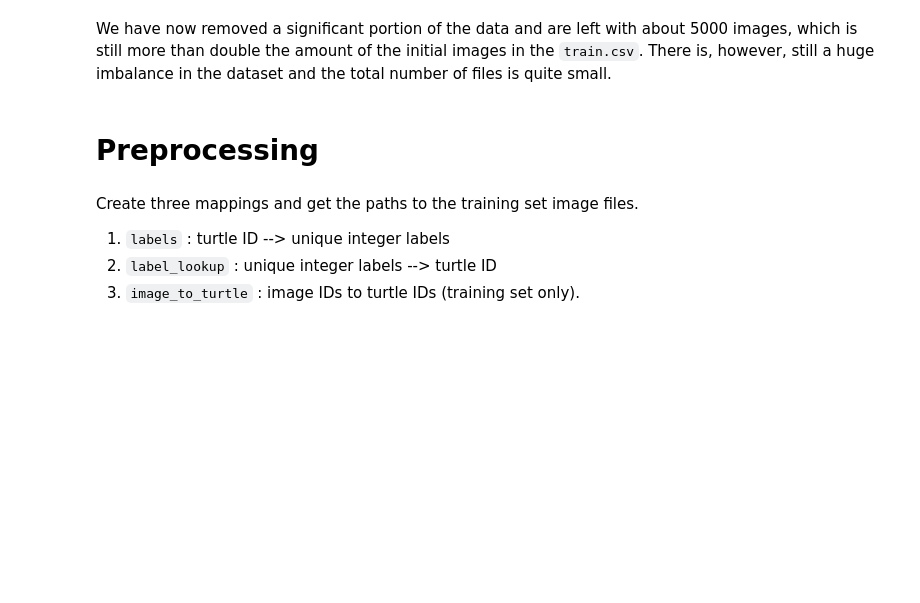
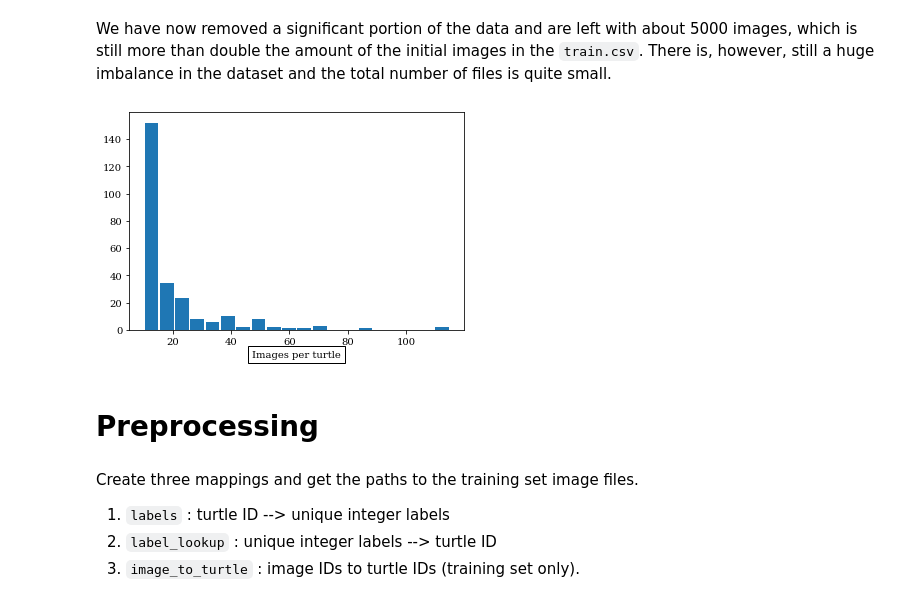
Before and after one commit to dhesenkamp/turtleRecall, a Jupyter notebook: turtleRecall.ipynb, the cells around one changed output. Drawn from its saved outputs; the diff is of its cells as text; code cells hidden in the pictures; blank space fills up the shorter version.

Commit message:
Plot aesthetics

```diff
--- a/turtleRecall.ipynb
+++ b/turtleRecall.ipynb
@@ -65,8 +82,14 @@ df.head(3)
 We have now removed a significant portion of the data and are left with about 5000 images, which is still more than double the amount of the initial images in the `train.csv`. There is, however, still a huge imbalance in the dataset and the total number of files is quite small.
 # %%
 plt.hist(x=images_per_turtle, rwidth=0.9, bins=20)
-plt.xlabel('Images per train turtle')
+plt.xlabel('Images per turtle', fontfamily='serif', bbox=dict(facecolor='none', edgecolor='black'))
+plt.xticks(fontfamily='serif')
+plt.yticks(fontfamily='serif')
+
+plt.savefig('images_per_turtle.png')
 plt.show()
+# %% [output]
+[figure, added]
 # %% [markdown]
 # Preprocessing
 # %% [markdown]
```
Also changed, not shown: parts of 5 cells of this notebook, 1 other file.
